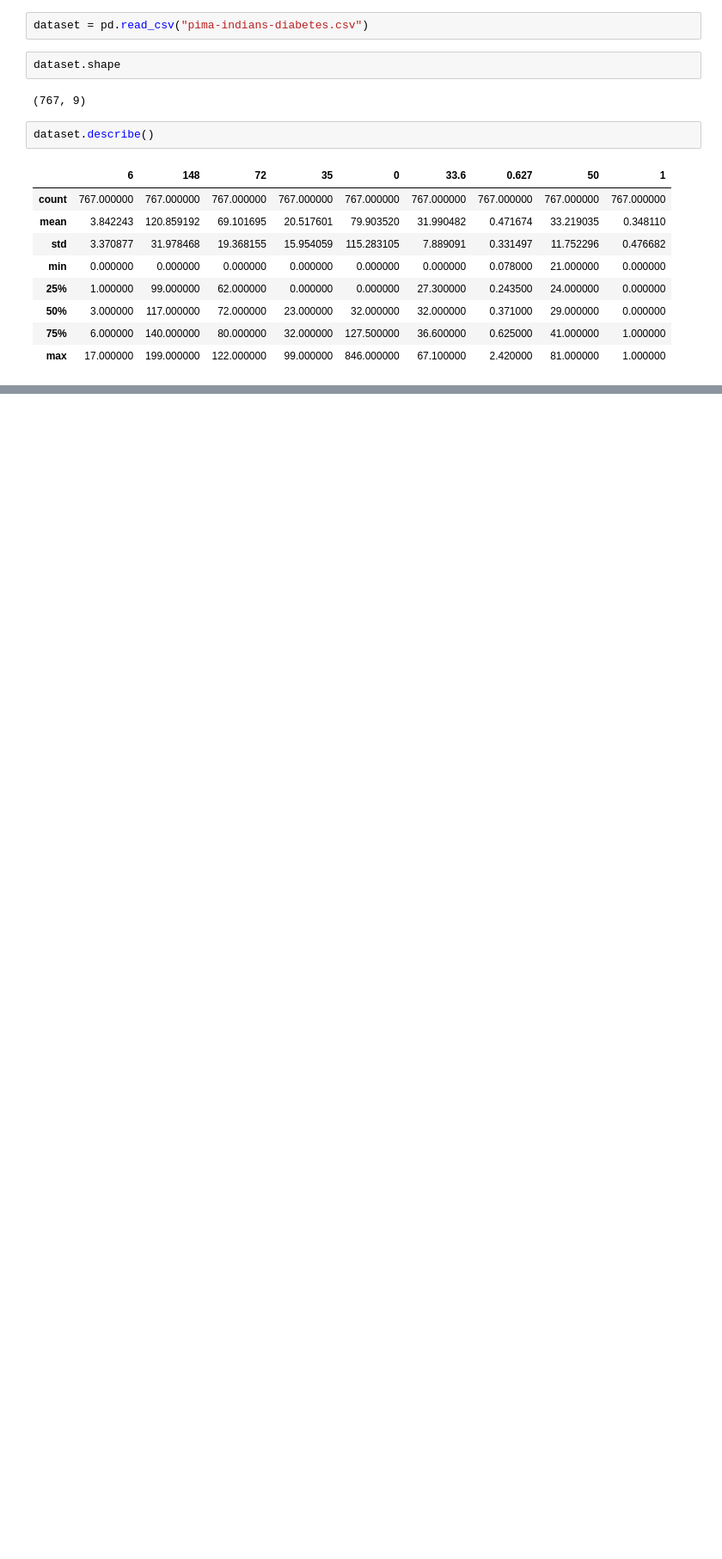
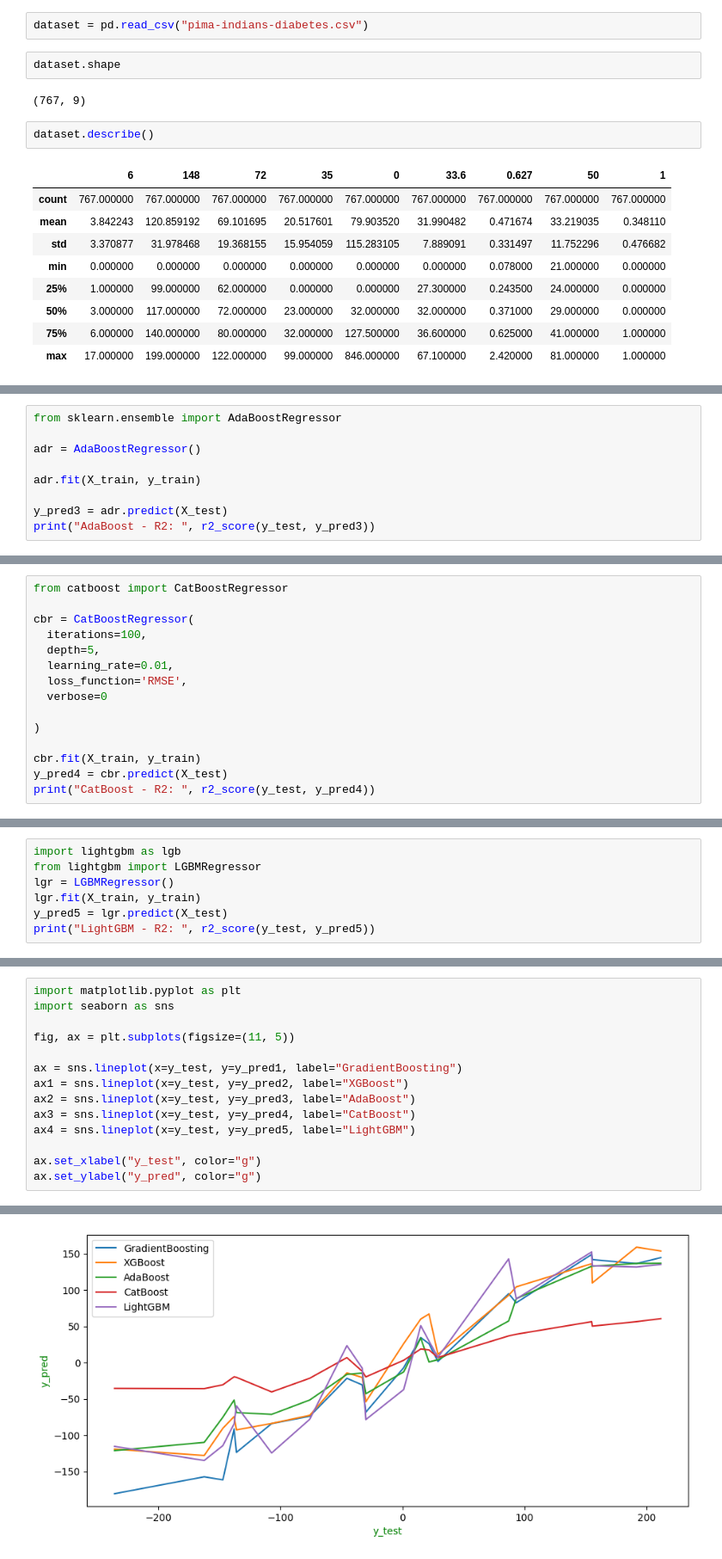
Before and after one commit to farmanali11/core-ai-learning, a Jupyter notebook: 03-classical-ml/02-gradient-boosting/04-xgboost-classification-problem.ipynb, the cells around one changed output, grey strips where cells are left out. Shown at 86% size. Saved outputs shown, nothing was run; the diff lists cells and outputs as text; blank space fills up the shorter version.

Commit message:
Added the catboost docs

```diff
--- a/03-classical-ml/02-gradient-boosting/04-xgboost-classification-problem.ipynb
+++ b/03-classical-ml/02-gradient-boosting/04-xgboost-classification-problem.ipynb
@@ -27,0 +53,9 @@ dataset.describe()
+# %%
+from sklearn.ensemble import AdaBoostRegressor
+
+adr = AdaBoostRegressor()
+
+adr.fit(X_train, y_train)
+
+y_pred3 = adr.predict(X_test)
+print("AdaBoost - R2: ", r2_score(y_test, y_pred3))
@@ -27,0 +64,15 @@ dataset.describe()
+# %%
+from catboost import CatBoostRegressor
+
+cbr = CatBoostRegressor(
+  iterations=100,
+  depth=5,
+  learning_rate=0.01,
+  loss_function='RMSE',
+  verbose=0
+
+)
+
+cbr.fit(X_train, y_train)
+y_pred4 = cbr.predict(X_test)
+print("CatBoost - R2: ", r2_score(y_test, y_pred4))
@@ -27,0 +81,7 @@ dataset.describe()
+# %%
+import lightgbm as lgb
+from lightgbm import LGBMRegressor
+lgr = LGBMRegressor()
+lgr.fit(X_train, y_train)
+y_pred5 = lgr.predict(X_test)
+print("LightGBM - R2: ", r2_score(y_test, y_pred5))
@@ -27,0 +106,15 @@ dataset.describe()
+# %%
+import matplotlib.pyplot as plt
+import seaborn as sns
+
+fig, ax = plt.subplots(figsize=(11, 5))
+
+ax = sns.lineplot(x=y_test, y=y_pred1, label="GradientBoosting")
+ax1 = sns.lineplot(x=y_test, y=y_pred2, label="XGBoost")
+ax2 = sns.lineplot(x=y_test, y=y_pred3, label="AdaBoost")
+ax3 = sns.lineplot(x=y_test, y=y_pred4, label="CatBoost")
+ax4 = sns.lineplot(x=y_test, y=y_pred5, label="LightGBM")
+
+ax.set_xlabel("y_test", color="g")
+ax.set_ylabel("y_pred", color="g")
+# %% [output]
@@ -27,0 +122 @@ dataset.describe()
+[figure, added]
```
Also changed, not shown: parts of 6 cells of this notebook, 1 other file.
